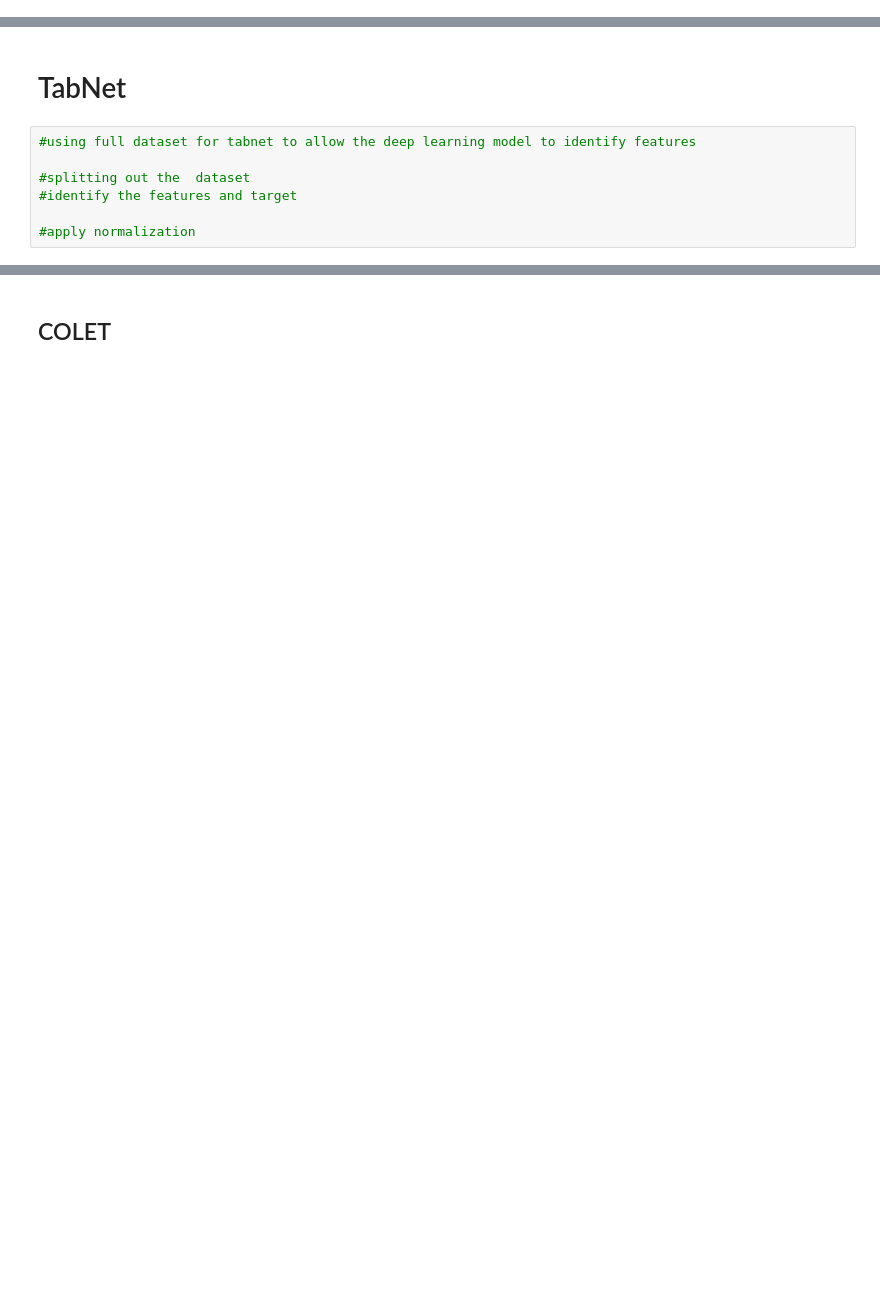
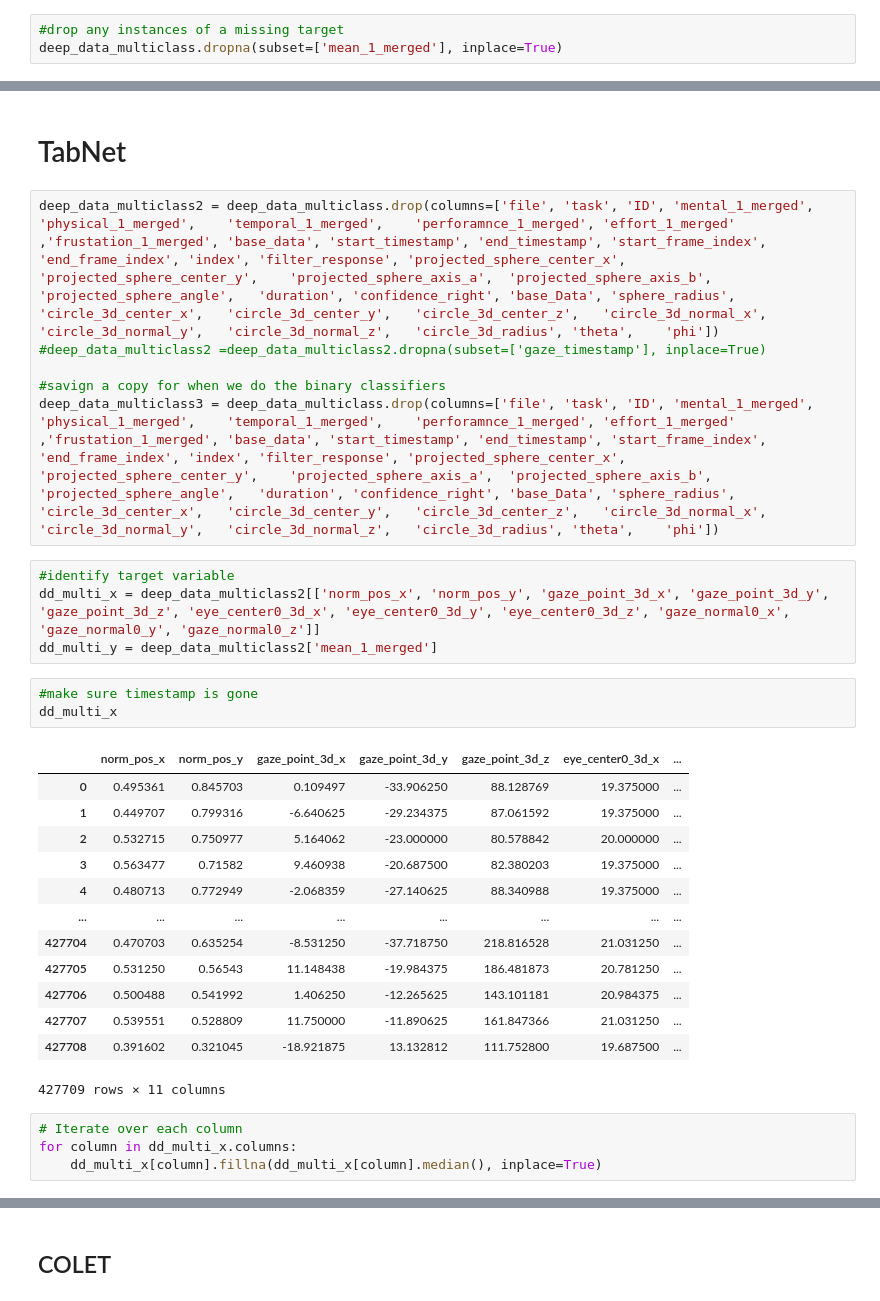
Before and after one commit to AndrewHallam1/SIT724, a Jupyter notebook: code/SIT724v3.ipynb, the cells around one changed output, grey strips where cells are left out. Saved outputs shown, nothing was run; the diff lists cells and outputs as text; blank space fills up the shorter version.

Commit message:
added in tabnet models

```diff
--- a/code/SIT724v3.ipynb
+++ b/code/SIT724v3.ipynb
@@ -2606,0 +3256,3 @@ confusion_matrix(ml_y_test, y_pred, labels=["1", "2", "3", "4"])
+# %%
+#drop any instances of a missing target
+deep_data_multiclass.dropna(subset=['mean_1_merged'], inplace=True)
@@ -2607,9 +3275,33 @@ confusion_matrix(ml_y_test, y_pred, labels=["1", "2", "3", "4"])
 # %% [markdown]
 # TabNet
-# %%
-#using full dataset for tabnet to allow the deep learning model to identify features
-
-#splitting out the  dataset
-#identify the features and target
-
-#apply normalization
+# %%
+deep_data_multiclass2 = deep_data_multiclass.drop(columns=['file', 'task', 'ID', 'mental_1_merged',	'physical_1_merged',	'temporal_1_merged',	'perforamnce_1_merged',	'effort_1_merged'	,'frustation_1_merged', 'base_data', 'start_timestamp', 'end_timestamp', 'start_frame_index', 'end_frame_index', 'index', 'filter_response', 'projected_sphere_center_x',	'projected_sphere_center_y',	'projected_sphere_axis_a',	'projected_sphere_axis_b',	'projected_sphere_angle',	'duration',	'confidence_right',	'base_Data', 'sphere_radius',	'circle_3d_center_x',	'circle_3d_center_y',	'circle_3d_center_z',	'circle_3d_normal_x',	'circle_3d_normal_y',	'circle_3d_normal_z',	'circle_3d_radius',	'theta',	'phi'])
+#deep_data_multiclass2 =deep_data_multiclass2.dropna(subset=['gaze_timestamp'], inplace=True)
+
+#savign a copy for when we do the binary classifiers
+deep_data_multiclass3 = deep_data_multiclass.drop(columns=['file', 'task', 'ID', 'mental_1_merged',	'physical_1_merged',	'temporal_1_merged',	'perforamnce_1_merged',	'effort_1_merged'	,'frustation_1_merged', 'base_data', 'start_timestamp', 'end_timestamp', 'start_frame_index', 'end_frame_index', 'index', 'filter_response', 'projected_sphere_center_x',	'projected_sphere_center_y',	'projected_sphere_axis_a',	'projected_sphere_axis_b',	'projected_sphere_angle',	'duration',	'confidence_right',	'base_Data', 'sphere_radius',	'circle_3d_center_x',	'circle_3d_center_y',	'circle_3d_center_z',	'circle_3d_normal_x',	'circle_3d_normal_y',	'circle_3d_normal_z',	'circle_3d_radius',	'theta',	'phi'])
+# %%
+#identify target variable
+dd_multi_x = deep_data_multiclass2[['norm_pos_x', 'norm_pos_y', 'gaze_point_3d_x', 'gaze_point_3d_y', 'gaze_point_3d_z', 'eye_center0_3d_x', 'eye_center0_3d_y', 'eye_center0_3d_z', 'gaze_normal0_x', 'gaze_normal0_y', 'gaze_normal0_z']]
+dd_multi_y = deep_data_multiclass2['mean_1_merged']
+# %%
+#make sure timestamp is gone
+dd_multi_x
+# %% [output]
+|  | norm_pos_x | norm_pos_y | gaze_point_3d_x | gaze_point_3d_y | gaze_point_3d_z | eye_center0_3d_x | ... |
+| 0 | 0.495361 | 0.845703 | 0.109497 | -33.906250 | 88.128769 | 19.375000 | ... |
+| 1 | 0.449707 | 0.799316 | -6.640625 | -29.234375 | 87.061592 | 19.375000 | ... |
+| 2 | 0.532715 | 0.750977 | 5.164062 | -23.000000 | 80.578842 | 20.000000 | ... |
+| 3 | 0.563477 | 0.71582 | 9.460938 | -20.687500 | 82.380203 | 19.375000 | ... |
+| 4 | 0.480713 | 0.772949 | -2.068359 | -27.140625 | 88.340988 | 19.375000 | ... |
+| ... | ... | ... | ... | ... | ... | ... | ... |
+| 427704 | 0.470703 | 0.635254 | -8.531250 | -37.718750 | 218.816528 | 21.031250 | ... |
+| 427705 | 0.531250 | 0.56543 | 11.148438 | -19.984375 | 186.481873 | 20.781250 | ... |
+| 427706 | 0.500488 | 0.541992 | 1.406250 | -12.265625 | 143.101181 | 20.984375 | ... |
+| 427707 | 0.539551 | 0.528809 | 11.750000 | -11.890625 | 161.847366 | 21.031250 | ... |
+| 427708 | 0.391602 | 0.321045 | -18.921875 | 13.132812 | 111.752800 | 19.687500 | ... |
+427709 rows × 11 columns
+# %%
+# Iterate over each column
+for column in dd_multi_x.columns:
+    dd_multi_x[column].fillna(dd_multi_x[column].median(), inplace=True)
```
Also changed, not shown: parts of 203 cells of this notebook.
